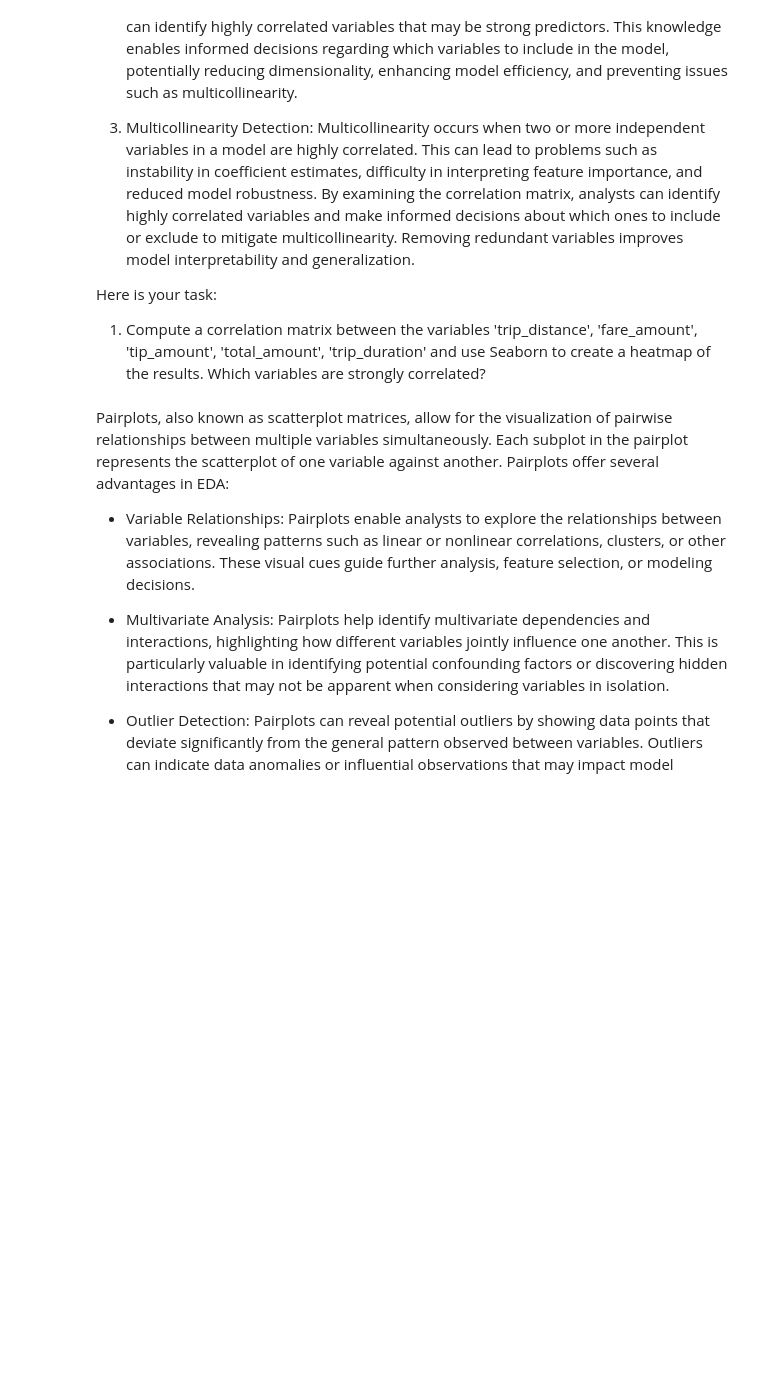
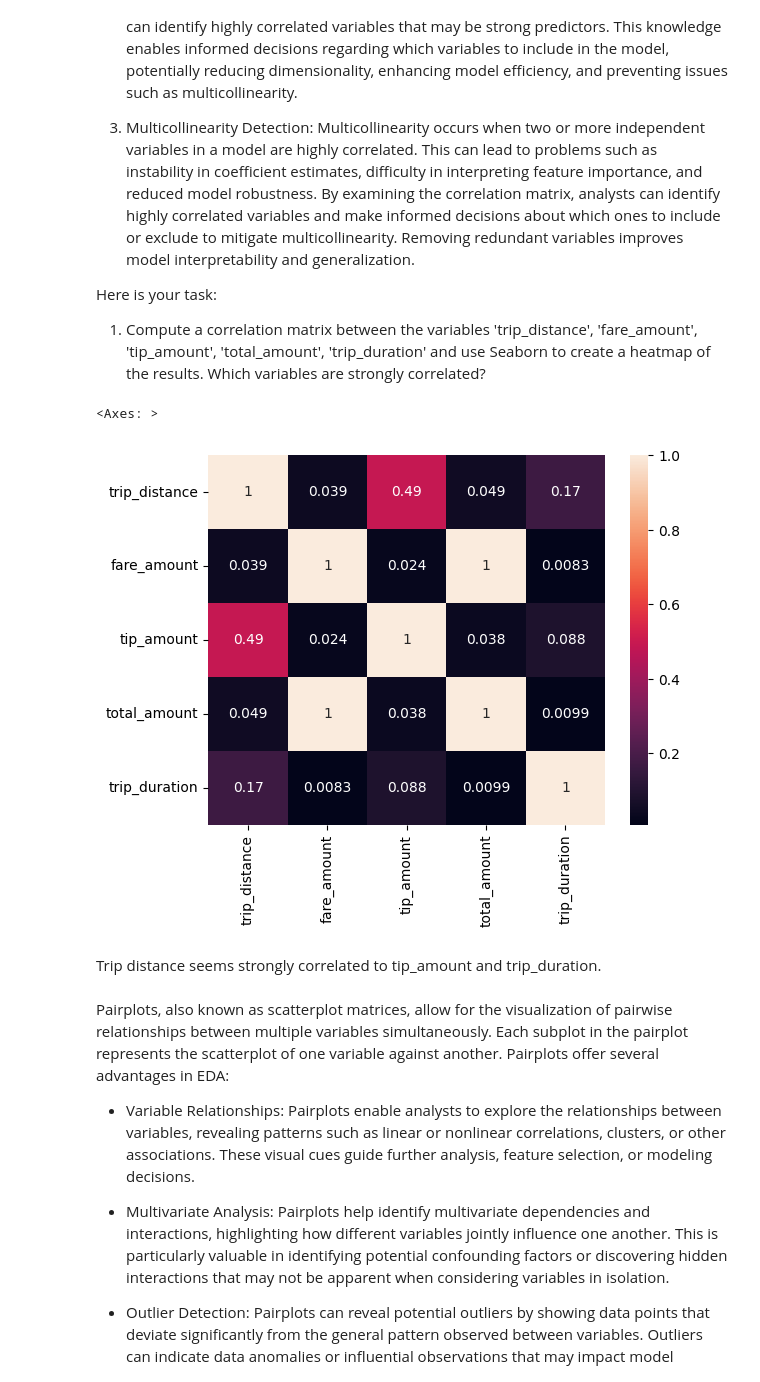
Before and after one commit to beltranster/mbm, a Jupyter notebook: Student_MLE_MiniProject_EDA.ipynb, the cells around one changed output. Drawn from its saved outputs; the diff is of its cells as text; code cells hidden in the pictures; blank space fills up the shorter version.

```diff
--- a/Student_MLE_MiniProject_EDA.ipynb
+++ b/Student_MLE_MiniProject_EDA.ipynb
@@ -138,8 +138,15 @@ Here is your task:
   1. Compute a correlation matrix between the variables 'trip_distance', 'fare_amount', 'tip_amount', 'total_amount', 'trip_duration' and use Seaborn to create a heatmap of the results. Which variables are strongly correlated?
 # %%
 # Compute correlation matrix of numerical variables
-
+df5 = df[[ 'trip_distance', 'fare_amount', 'tip_amount', 'total_amount', 'trip_duration']]
+corr = df5.corr()
 # Create a heatmap of the correlation matrix
+sns.heatmap(corr, annot=True)
+# %% [output]
+<Axes: >
+[figure, added]
+# %% [markdown]
+Trip distance seems strongly correlated to tip_amount and trip_duration.
 # %% [markdown]
 Pairplots, also known as scatterplot matrices, allow for the visualization of pairwise relationships between multiple variables simultaneously. Each subplot in the pairplot represents the scatterplot of one variable against another. Pairplots offer several advantages in EDA:
 
```
Also changed, not shown: parts of 3 cells of this notebook.
